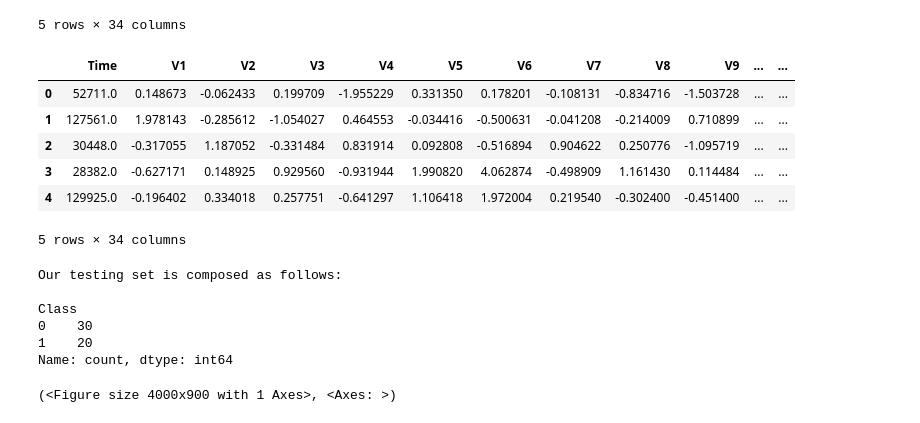
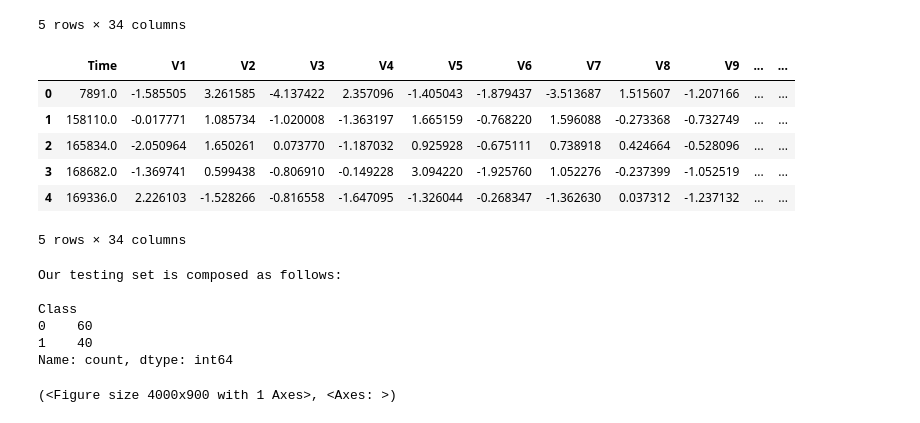
Before and after one commit to EdoardoZappia/Quantum_Autoencoder_PML_Exam, a Jupyter notebook: quantum_autoencoder_anomaly_detection.ipynb, the cells around one changed output. Cells and saved outputs as stored; diff of their text form; code cells hidden in the pictures.

```diff
--- a/quantum_autoencoder_anomaly_detection.ipynb
+++ b/quantum_autoencoder_anomaly_detection.ipynb
@@ -64,18 +66,18 @@ X_validation = clean.iloc[50:100].drop('Class', axis=1)
 # %%
 # testing  set: the remaining non-fraud + all the fraud
-fraud_test = fraud[:20]
+fraud_test = fraud[:40]
 
 # Concatenazione dei dati non fraudolenti e fraudolenti
-X_test = pd.concat([clean.iloc[50:80], fraud_test]).sample(frac=1).reset_index(drop=True)
+X_test = pd.concat([clean.iloc[100:160], fraud_test]).sample(frac=1).reset_index(drop=True) #50 - 80
 
 X_test.head()
 # %% [output]
 |  | Time | V1 | V2 | V3 | V4 | V5 | V6 | V7 | V8 | V9 | ... | ... |
-| 0 | 52711.0 | 0.148673 | -0.062433 | 0.199709 | -1.955229 | 0.331350 | 0.178201 | -0.108131 | -0.834716 | -1.503728 | ... | ... |
-| 1 | 127561.0 | 1.978143 | -0.285612 | -1.054027 | 0.464553 | -0.034416 | -0.500631 | -0.041208 | -0.214009 | 0.710899 | ... | ... |
-| 2 | 30448.0 | -0.317055 | 1.187052 | -0.331484 | 0.831914 | 0.092808 | -0.516894 | 0.904622 | 0.250776 | -1.095719 | ... | ... |
-| 3 | 28382.0 | -0.627171 | 0.148925 | 0.929560 | -0.931944 | 1.990820 | 4.062874 | -0.498909 | 1.161430 | 0.114484 | ... | ... |
-| 4 | 129925.0 | -0.196402 | 0.334018 | 0.257751 | -0.641297 | 1.106418 | 1.972004 | 0.219540 | -0.302400 | -0.451400 | ... | ... |
+| 0 | 7891.0 | -1.585505 | 3.261585 | -4.137422 | 2.357096 | -1.405043 | -1.879437 | -3.513687 | 1.515607 | -1.207166 | ... | ... |
+| 1 | 158110.0 | -0.017771 | 1.085734 | -1.020008 | -1.363197 | 1.665159 | -0.768220 | 1.596088 | -0.273368 | -0.732749 | ... | ... |
+| 2 | 165834.0 | -2.050964 | 1.650261 | 0.073770 | -1.187032 | 0.925928 | -0.675111 | 0.738918 | 0.424664 | -0.528096 | ... | ... |
+| 3 | 168682.0 | -1.369741 | 0.599438 | -0.806910 | -0.149228 | 3.094220 | -1.925760 | 1.052276 | -0.237399 | -1.052519 | ... | ... |
+| 4 | 169336.0 | 2.226103 | -1.528266 | -0.816558 | -1.647095 | -1.326044 | -0.268347 | -1.362630 | 0.037312 | -1.237132 | ... | ... |
 5 rows × 34 columns
 # %%
 print(f"""Our testing set is composed as follows:
@@ -85,8 +87,8 @@ print(f"""Our testing set is composed as follows:
 Our testing set is composed as follows:
 
 Class
-0    30
-1    20
+0    60
+1    40
 Name: count, dtype: int64
 # %%
 # configure our pipeline
```
Also changed, not shown: parts of 11 cells of this notebook, 1 other file.
